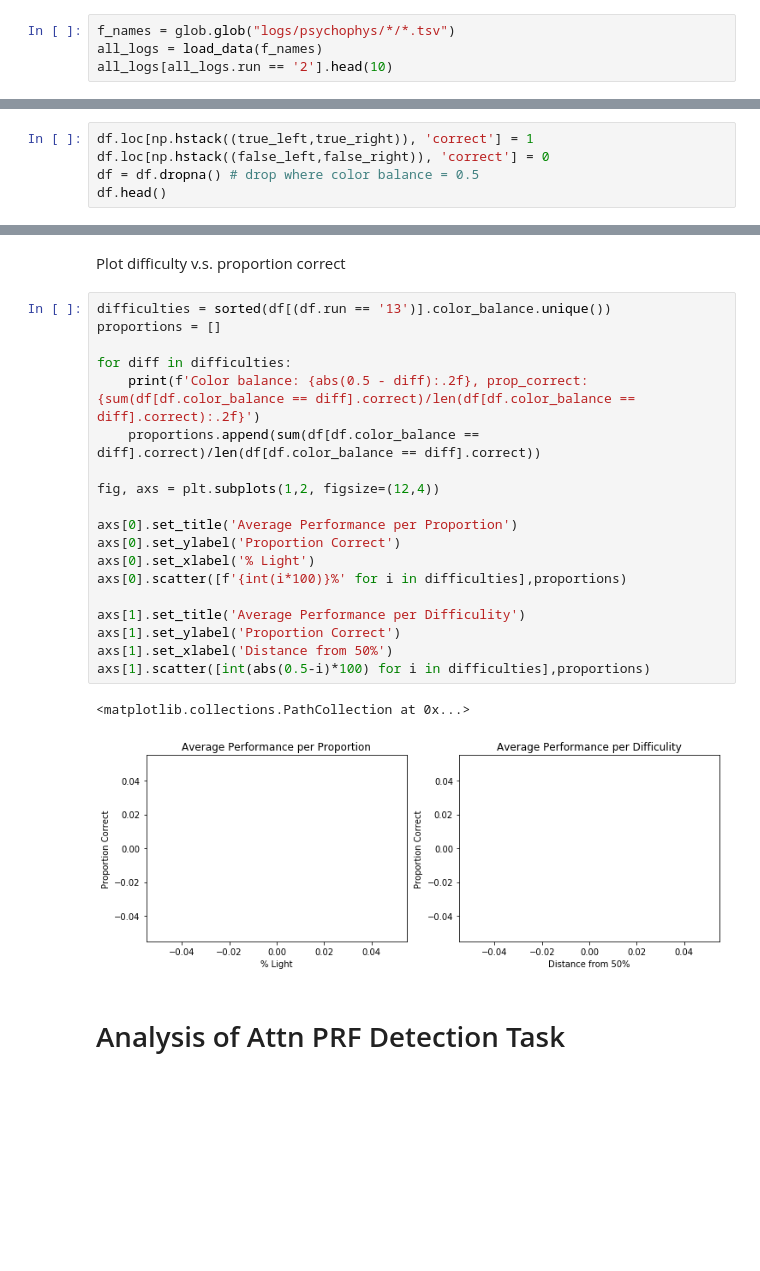
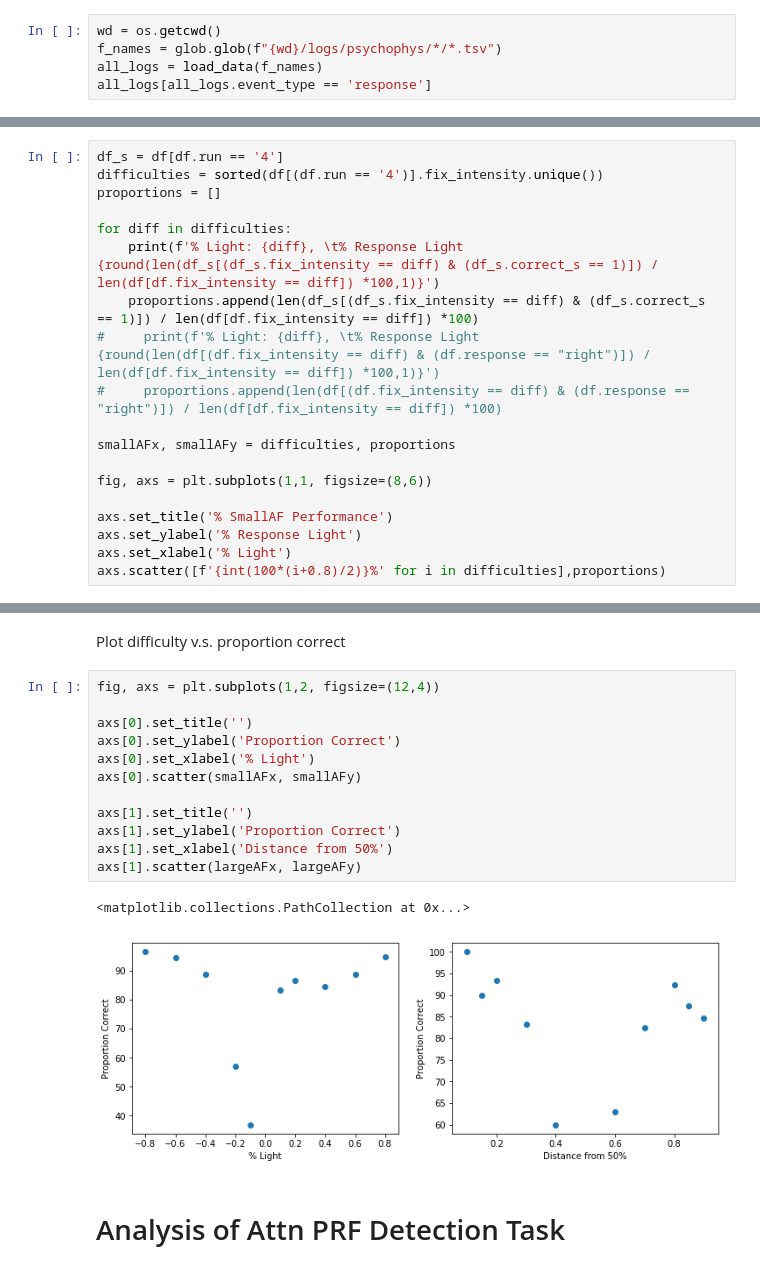
Before and after one commit to sumiyaabdi/PRF_Experiment_Checkers, a Jupyter notebook: Experiment/analysis/analysis.ipynb, the cells around one changed output, grey strips where cells are left out. Saved outputs shown, nothing was run; the diff lists cells and outputs as text; blank space fills up the shorter version.

```diff
--- a/Experiment/analysis/analysis.ipynb
+++ b/Experiment/analysis/analysis.ipynb
@@ -30,6 +34,7 @@ In psychophysics task participants respond to each trial indicating whether the
 # %%
-f_names = glob.glob("logs/psychophys/*/*.tsv")
+wd = os.getcwd()
+f_names = glob.glob(f"{wd}/logs/psychophys/*/*.tsv")
 all_logs = load_data(f_names)
-all_logs[all_logs.run == '2'].head(10)
+all_logs[all_logs.event_type == 'response']
 # %% [output]
 |  | trial_nr | onset | event_type | phase | response | nr_frames | color_balance | fix_intensity | onset_abs | ... |
@@ -71,5 +94,0 @@ false_right: 0.017094017094017096
-# %%
-df.loc[np.hstack((true_left,true_right)), 'correct'] = 1
-df.loc[np.hstack((false_left,false_right)), 'correct'] = 0
-df = df.dropna() # drop where color balance = 0.5
-df.head()
@@ -103,0 +133,19 @@ axs.scatter([f'{int(i*100)}%' for i in difficulties],proportions)
+# %%
+df_s = df[df.run == '4']
+difficulties = sorted(df[(df.run == '4')].fix_intensity.unique())
+proportions = []
+
+for diff in difficulties:
+    print(f'% Light: {diff}, \t% Response Light {round(len(df_s[(df_s.fix_intensity == diff) & (df_s.correct_s == 1)]) / len(df[df.fix_intensity == diff]) *100,1)}')
+    proportions.append(len(df_s[(df_s.fix_intensity == diff) & (df_s.correct_s == 1)]) / len(df[df.fix_intensity == diff]) *100)
+#     print(f'% Light: {diff}, \t% Response Light {round(len(df[(df.fix_intensity == diff) & (df.response == "right")]) / len(df[df.fix_intensity == diff]) *100,1)}')
+#     proportions.append(len(df[(df.fix_intensity == diff) & (df.response == "right")]) / len(df[df.fix_intensity == diff]) *100)
+
+smallAFx, smallAFy = difficulties, proportions
+
+fig, axs = plt.subplots(1,1, figsize=(8,6))
+
+axs.set_title('% SmallAF Performance')
+axs.set_ylabel('% Response Light')
+axs.set_xlabel('% Light')
+axs.scatter([f'{int(100*(i+0.8)/2)}%' for i in difficulties],proportions)
@@ -104,27 +165,20 @@ axs.scatter([f'{int(i*100)}%' for i in difficulties],proportions)
 # %% [markdown]
 Plot difficulty v.s. proportion correct
 # %%
-difficulties = sorted(df[(df.run == '13')].color_balance.unique())
-proportions = []
-
-for diff in difficulties:
-    print(f'Color balance: {abs(0.5 - diff):.2f}, prop_correct:{sum(df[df.color_balance == diff].correct)/len(df[df.color_balance == diff].correct):.2f}')
-    proportions.append(sum(df[df.color_balance == diff].correct)/len(df[df.color_balance == diff].correct))
-
 fig, axs = plt.subplots(1,2, figsize=(12,4))
 
-axs[0].set_title('Average Performance per Proportion')
+axs[0].set_title('')
 axs[0].set_ylabel('Proportion Correct')
 axs[0].set_xlabel('% Light')
-axs[0].scatter([f'{int(i*100)}%' for i in difficulties],proportions)
+axs[0].scatter(smallAFx, smallAFy)
 
-axs[1].set_title('Average Performance per Difficulity')
+axs[1].set_title('')
 axs[1].set_ylabel('Proportion Correct')
 axs[1].set_xlabel('Distance from 50%')
-axs[1].scatter([int(abs(0.5-i)*100) for i in difficulties],proportions)
+axs[1].scatter(largeAFx, largeAFy)
 # %% [output]
 <matplotlib.collections.PathCollection at 0x...>
-[figure, old version]
+[figure, new version]
 # %% [markdown]
 # Analysis of Attn PRF Detection Task
 # %%
```
Also changed, not shown: parts of 16 cells of this notebook, 1 other file.
